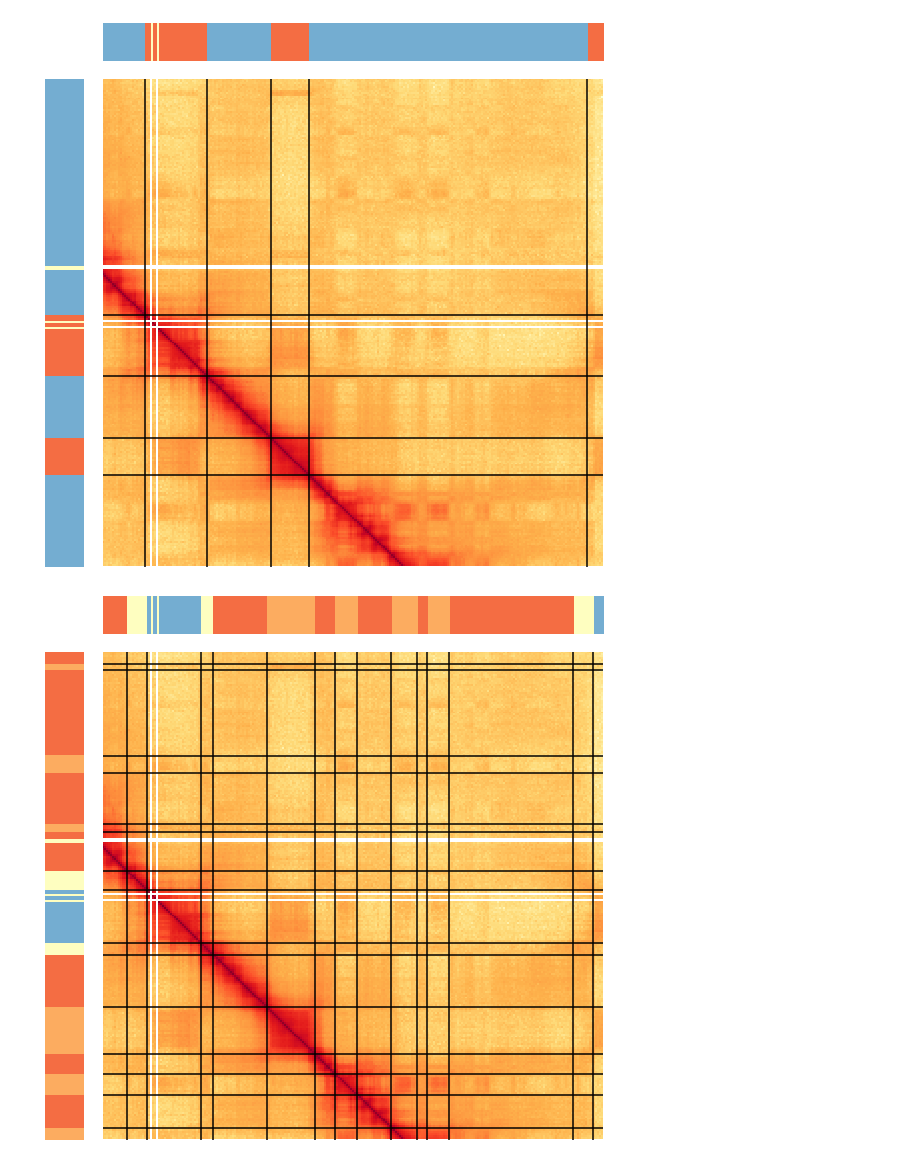
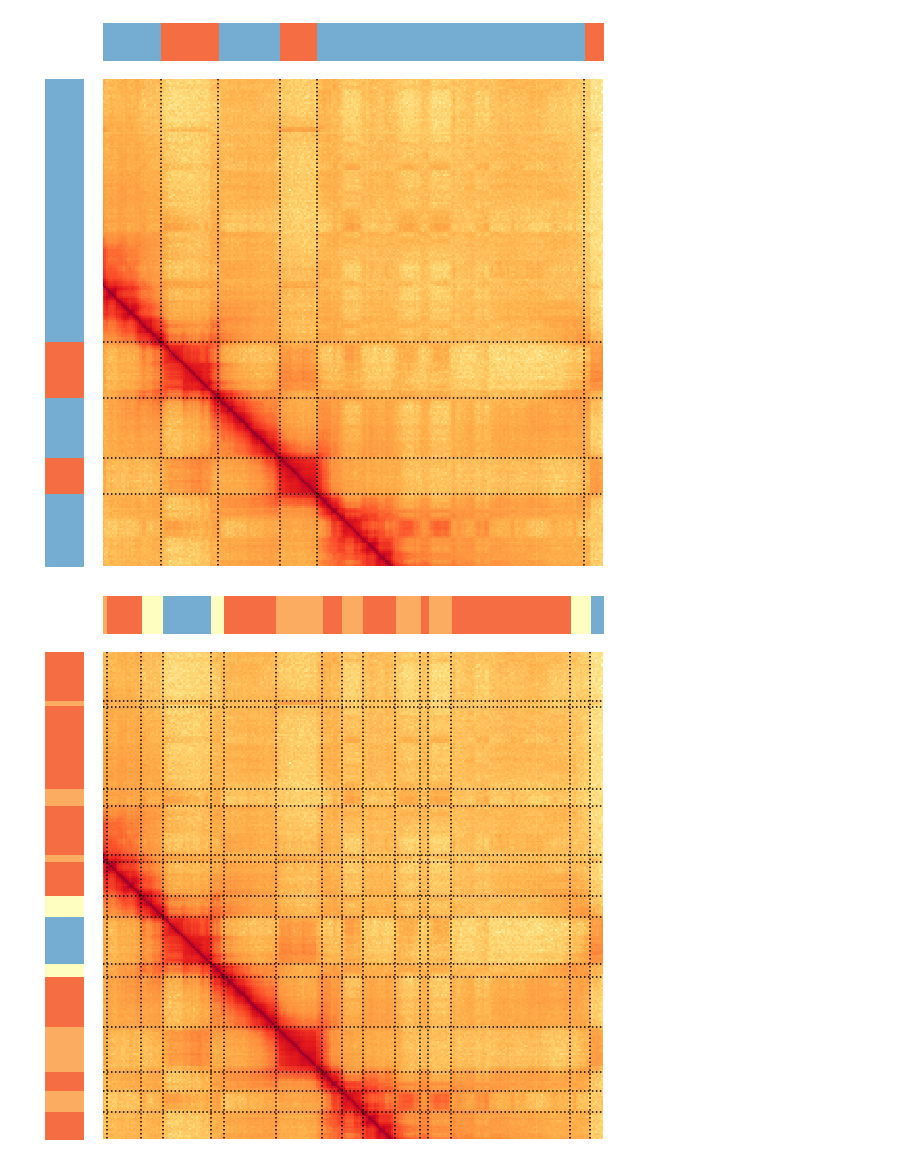
Before and after one commit to luisdiaz1997/HMM3P, a Jupyter notebook: notebooks/Figure1-plotmap.ipynb, the cells around one changed output. Drawn from its saved outputs; the diff is of its cells as text; code cells hidden in the pictures.

Commit message:
using new data from 4DN, notebook1 and call_comparemnts updated

```diff
--- a/notebooks/Figure1-plotmap.ipynb
+++ b/notebooks/Figure1-plotmap.ipynb
@@ -10,3 +8,6 @@ cooler_file = '/pollard/data/chromatin_organization/rao2014/distiller-0.3.1_hg19
+# %%
+cooler_file = '/pollard/data/wynton/consortia/4DN/rao2014/GM12878/4DNFIXP4QG5B.mcool'
+# cooler_file = '/pollard/data/wynton/consortia/4DN/krietenstein2020/H1-hESC/4DNFI9GMP2J8.mcool'
 # %%
 # load cooler, obtain bin table
 resolution = 50000
@@ -16,6 +17,7 @@ bins = c.bins()[:]
 # %%
 chr19_mat = c.matrix(balance=True).fetch('chr19')
 # %%
-hmm_track = pd.read_csv('../annotations/GM12878.csv')
+hmm_track = pd.read_csv('../annotations/GM12878_hg38_50kb.csv')
+# hmm_track = pd.read_csv('../annotations/H1-hESC_hg38_50kb.csv')
 hmm_track.head()
 # %% [output]
@@ -31,7 +33,7 @@ hmm_track.head()
 def plotmap(mat, hmm_track, start1, end1, start2, end2, chrom, hmm=False):
     fig= plt.figure(figsize = (10, 10))
 
-    pallete={ 'HMM3':np.array([2, 5, 8, 5, 5, 5]), 'binary': np.array([2, 8, 5,5,5,5]), 'HMM5_2': np.array([8, 6, 5,3,2,5])}
+    pallete={ 'HMM3':np.array([2, 5, 8, 5, 5, 5]), 'binary': np.array([2, 8, 5,5,5,5]), 'HMM3P': np.array([8, 6, 5,3,2,5])}
 
 
 
@@ -71,13 +73,13 @@ def plotmap(mat, hmm_track, start1, end1, start2, end2, chrom, hmm=False):
 
 
     ax2 = plt.subplot(gs[2:, 2:])
-    ax2.matshow(np.log(mat[start2:end2, start1:end1] + 1e-5), cmap = 'YlOrRd', aspect='auto', interpolation ='none')
+    ax2.matshow(np.log(mat[start2:end2, start1:end1] + 5e-6), cmap = 'YlOrRd', aspect='auto', interpolation ='none')
 
     if hmm:
         vlines = (np.where(np.abs(np.diff(y_sig[start1:end1]))>0)[0]+1)
         hlines = (np.where(np.abs(np.diff(y_sig[start2:end2]))>0)[0]+1)
-        ax2.vlines(vlines, ymin=0, ymax=(end2-start2), colors='black')
-        ax2.hlines(hlines, xmin=0, xmax=(end2-start2), colors='black')
+        ax2.vlines(vlines, ymin=0, ymax=(end2-start2), colors='black', linestyles='dotted')
+        ax2.hlines(hlines, xmin=0, xmax=(end2-start2), colors='black', linestyles= 'dotted')
     plt.xlim([0, (end2-start2)])
     plt.ylim([(end1-start1), 0])
     ax2.axis('off')
@@ -86,17 +88,17 @@ def plotmap(mat, hmm_track, start1, end1, start2, end2, chrom, hmm=False):
 chrom = 'chr19'
 hmm= 'binary'
 
-start1, end1 = 150, 400
-start2, end2 = 50, 300
+start1, end1 = 140, 400
+start2, end2 = 30, 290
 plotmap(chr19_mat, hmm_track, start1, end1, start2, end2, chrom, hmm)
 # %% [output]
-[figure, old version]
+[figure, new version]
 # %%
 chrom = 'chr19'
-hmm= 'HMM5_2'
+hmm= 'HMM3P'
 
-start1, end1 = 150, 400
-start2, end2 = 50, 300
+start1, end1 = 140, 400
+start2, end2 = 30, 290
 plotmap(chr19_mat, hmm_track, start1, end1, start2, end2, chrom, hmm)
 # %% [output]
-[figure, old version]
+[figure, new version]
```
Also changed, not shown: parts of 4 cells of this notebook, 1 other file.
